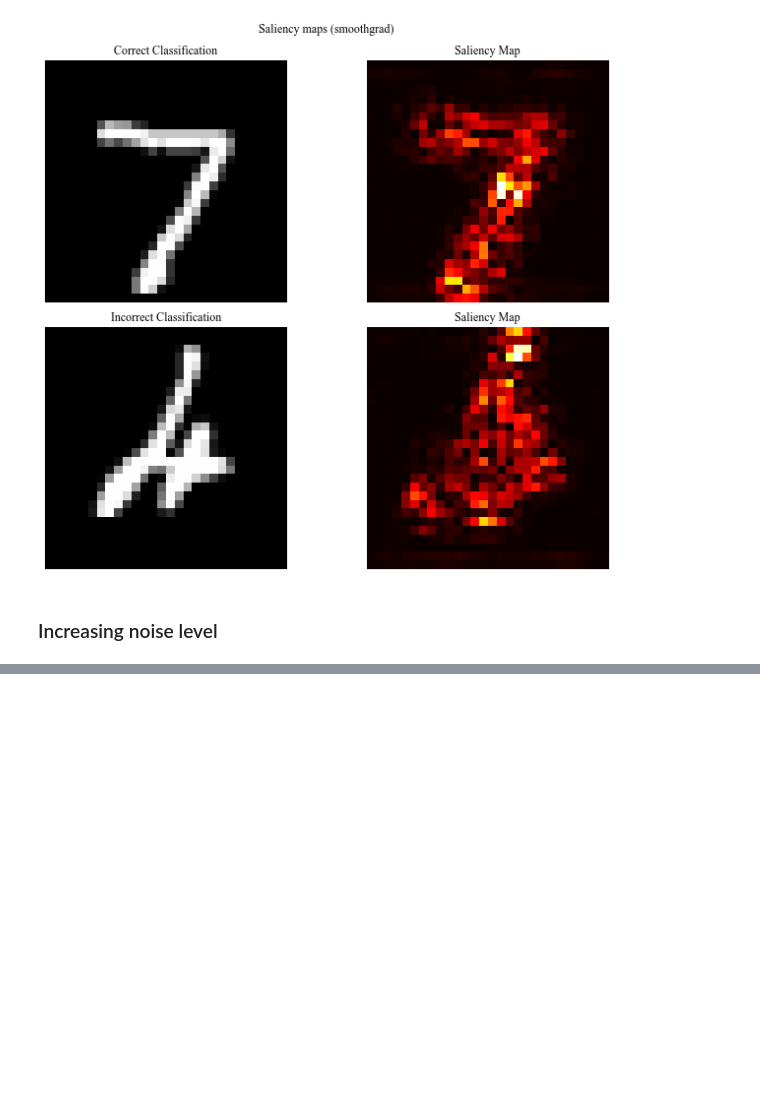
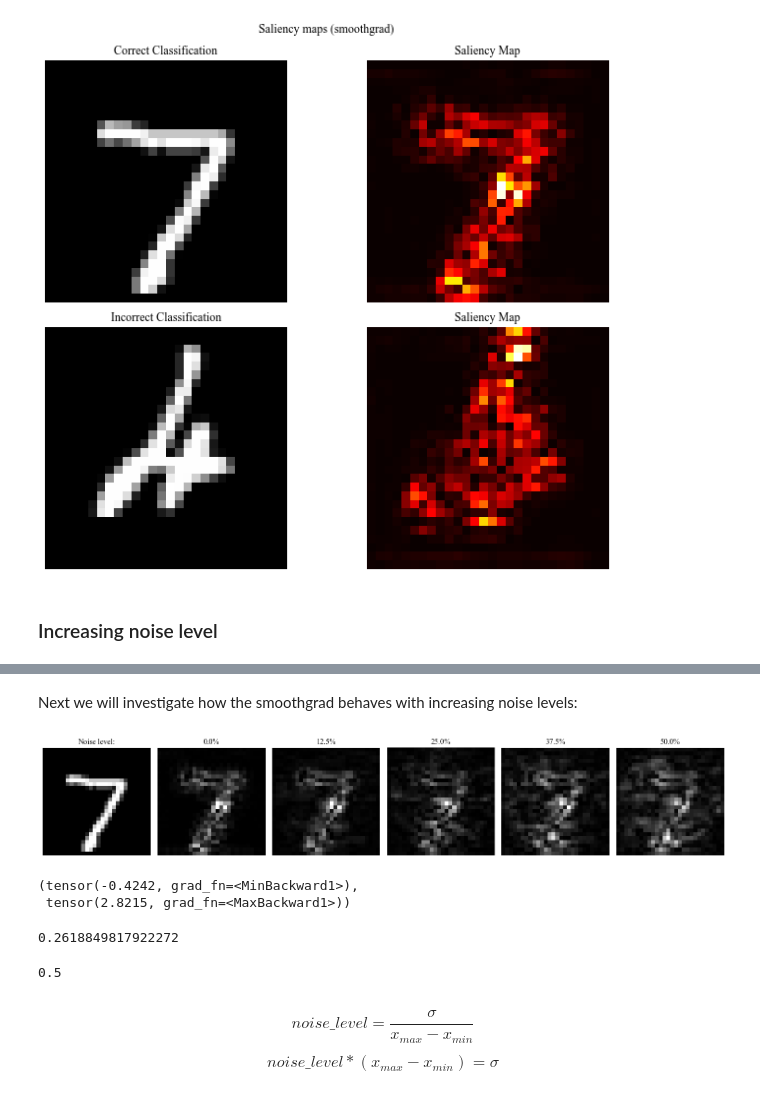
Before and after one commit to R0ner/02514-DL-in-CV, a Jupyter notebook: Project1/smoothgrad.ipynb, the cells around one changed output, grey strips where cells are left out. Drawn from its saved outputs; the diff is of its cells as text; code cells hidden in the pictures; blank space fills up the shorter version.

```diff
--- a/Project1/smoothgrad.ipynb
+++ b/Project1/smoothgrad.ipynb
@@ -169,0 +187,32 @@ visualize_saliency_map(model, test_loader, method='smoothgrad', noise_level=0.1)
+# %% [markdown]
+Next we will investigate how the smoothgrad behaves with increasing noise levels:
+# %%
+noise_levels = np.linspace(0.0, 0.5, 5)
+fig, axes = plt.subplots(1,6, figsize=(15,5), dpi=100)
+axes[0].imshow(image.detach().squeeze(), cmap='gray')
+axes[0].set_title("Noise level:")
+axes[0].axis('off')
+for i, noise in enumerate(noise_levels):
+    #model.zero_grad()
+    sigma = noise * (image.max().item() - image.min().item())
+    image = images[0].unsqueeze(0).detach()
+    image.requires_grad = True
+    label = labels[0]
+    saliency_map = compute_smoothgrad(model, image, label, noise_level=sigma)
+    axes[i+1].imshow(saliency_map, cmap='gray')
+    axes[i+1].set_title(f"{noise * 100}%")
+    axes[i+1].axis('off')
+
+plt.tight_layout()
+plt.show()
+# %% [output]
+[figure, added]
+# %%
+image.min(), image.max()
+# %% [output]
+(tensor(-0.4242, grad_fn=<MinBackward1>),
+ tensor(2.8215, grad_fn=<MaxBackward1>))
+# %%
+0.85/(image.max().item() - image.min().item())
+# %% [output]
+0.2618849817922272
@@ -169,0 +221,7 @@ visualize_saliency_map(model, test_loader, method='smoothgrad', noise_level=0.1)
+# %%
+sigma/(image.max().item() - image.min().item())
+# %% [output]
+0.5
+# %% [markdown]
+$$noise\_level = \frac{\sigma}{x_{max} - x_{min}}$$
+$$noise\_level * (x_{max} - x_{min}) = \sigma$$
```
Also changed, not shown: parts of 7 cells of this notebook.
